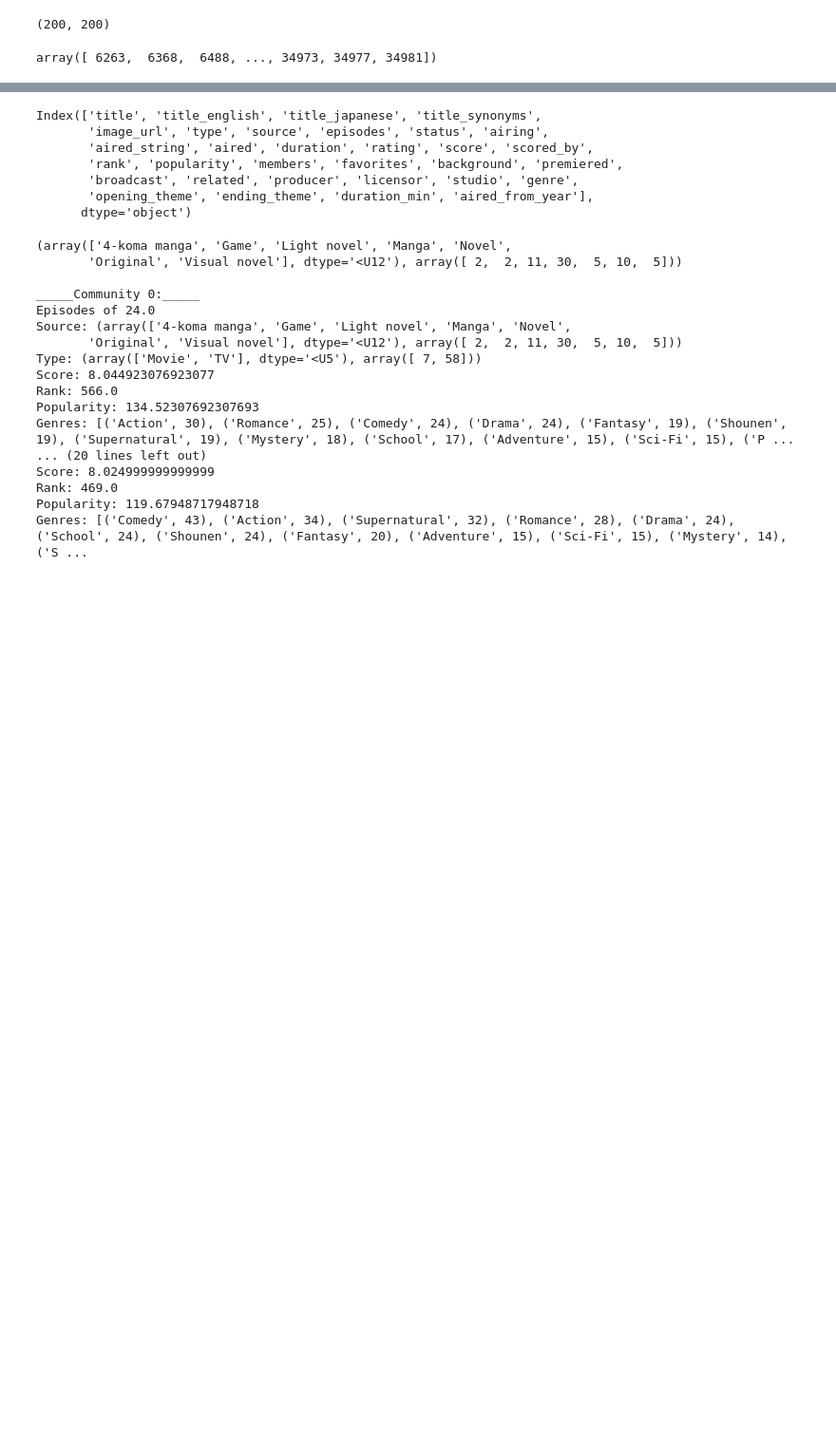
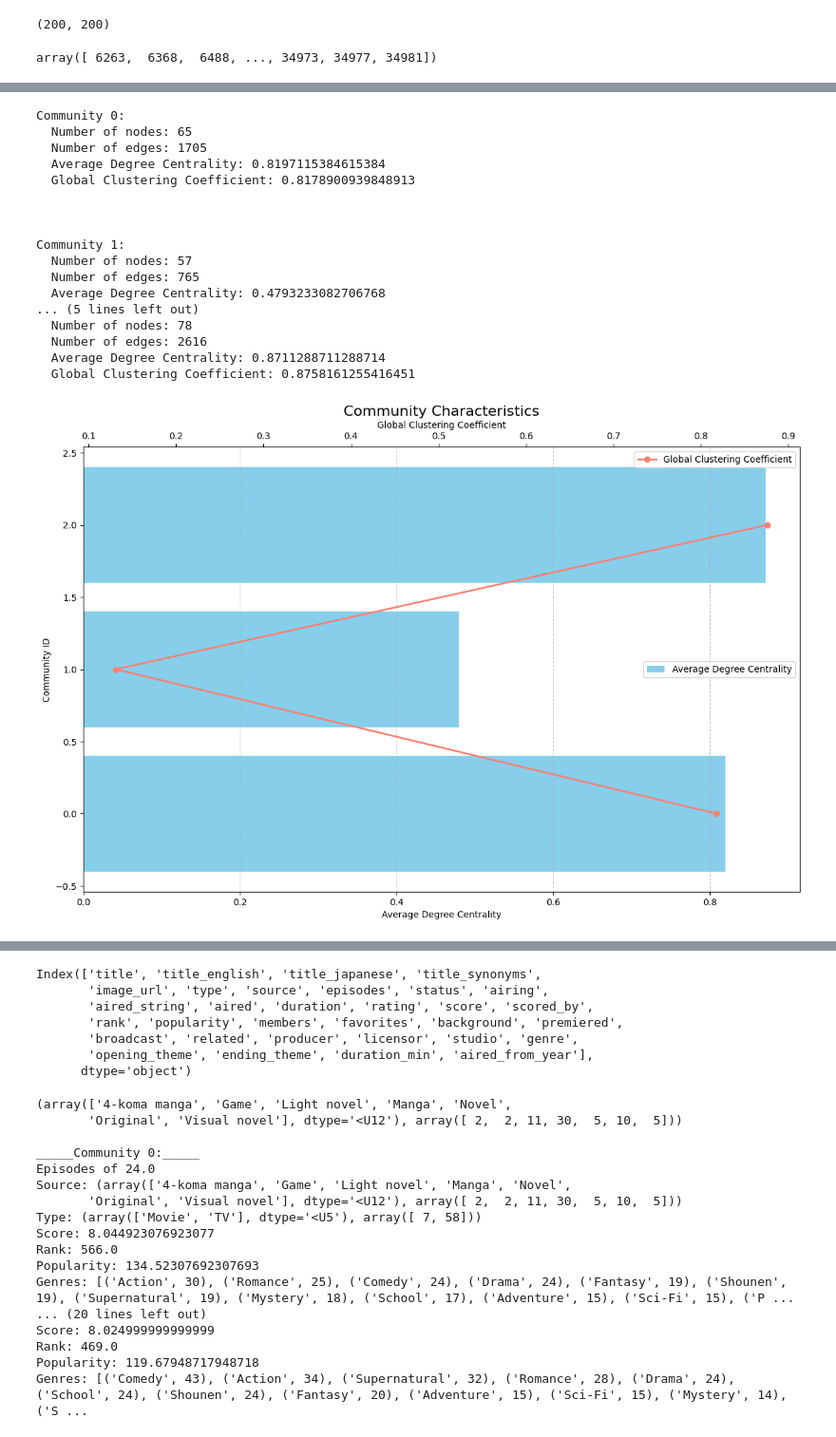
Before and after one commit to VietAnhNguyen20/M2_DM_Anime, a Jupyter notebook: dataSet-to-AnimeGraph.ipynb, the cells around one changed output, grey strips where cells are left out. Shown at 95% size. Cells and saved outputs as stored; diff of their text form; code cells hidden in the pictures; blank space fills up the shorter version.

Commit message:
Update plot for user based on anime

```diff
--- a/dataSet-to-AnimeGraph.ipynb
+++ b/dataSet-to-AnimeGraph.ipynb
@@ -183,3 +166,82 @@ Community 2: [32, 66, 71, 120, 121, 150, 223, 227, 245, 249, 523, 813, 889, 1195
+# %%
+import community
+# Louvain community detection on the weighted graph
+partition = community.best_partition(G, weight='weight', random_state = 2023, resolution= 1)
+
+communities = {}
+for node, community_id in partition.items():
+    if community_id not in communities:
+        communities[community_id] = []
+    communities[community_id].append(node)
+
+
+average_degree_centrality_values = []
+global_clustering_coefficient_values = []
+community_ids = []
+
+for community_id, nodes in communities.items():
+    subgraph = G.subgraph(nodes)
+
+    degree_centrality = nx.degree_centrality(subgraph)
+    average_degree_centrality = sum(degree_centrality.values()) / len(degree_centrality)
+
+    global_clustering_coefficient = nx.average_clustering(subgraph)
+
+    print(f"Community {community_id}:")
+    print(f"  Number of nodes: {len(nodes)}")
+    print(f"  Number of edges: {len(subgraph.edges)}")
+    print(f"  Average Degree Centrality: {average_degree_centrality}")
+    print(f"  Global Clustering Coefficient: {global_clustering_coefficient}\n")
+    print("\n")
+    average_degree_centrality_values.append(average_degree_centrality)
+    global_clustering_coefficient_values.append(global_clustering_coefficient)
+    community_ids.append(community_id)
+
+# Plotting
+fig, ax1 = plt.subplots(figsize=(12, 8))
+
+# Plot Average Degree Centralities with a horizontal bar plot for better visibility
+ax1.barh(community_ids, average_degree_centrality_values, color='skyblue', label='Average Degree Centrality')
+ax1.set_xlabel('Average Degree Centrality')
+ax1.set_ylabel('Community ID')
+ax1.legend()
+
+# Create a second y-axis for Global Clustering Coefficient
+ax2 = ax1.twiny()
+ax2.plot(global_clustering_coefficient_values, community_ids, color='salmon', marker='o', linestyle='-', linewidth=2, label='Global Clustering Coefficient')
+ax2.set_xlabel('Global Clustering Coefficient')
+ax2.legend()
+
+# Adding grid lines for better readability
+ax1.grid(axis='x', linestyle='--', alpha=0.7)
+
+# Beautify the layout
+fig.tight_layout()
+
+# Add a title
+plt.title('Community Characteristics', fontsize=16)
+
+# Show the plot
+plt.show()
+# %% [output]
+Community 0:
+  Number of nodes: 65
+  Number of edges: 1705
+  Average Degree Centrality: 0.8197115384615384
+  Global Clustering Coefficient: 0.8178900939848913
+
+
+
+Community 1:
+  Number of nodes: 57
+  Number of edges: 765
+  Average Degree Centrality: 0.4793233082706768
+... (5 lines left out)
+  Number of nodes: 78
+  Number of edges: 2616
+  Average Degree Centrality: 0.8711288711288714
+  Global Clustering Coefficient: 0.8758161255416451
+[figure, added]
 # %%
 #Intergrate information from anime_cleaned table
 
```
Also changed, not shown: parts of 1 cell of this notebook.
